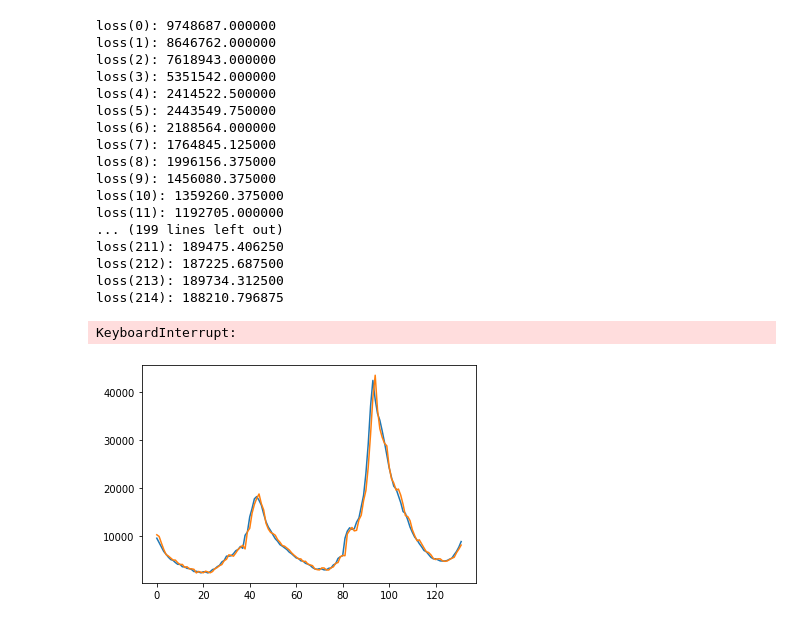
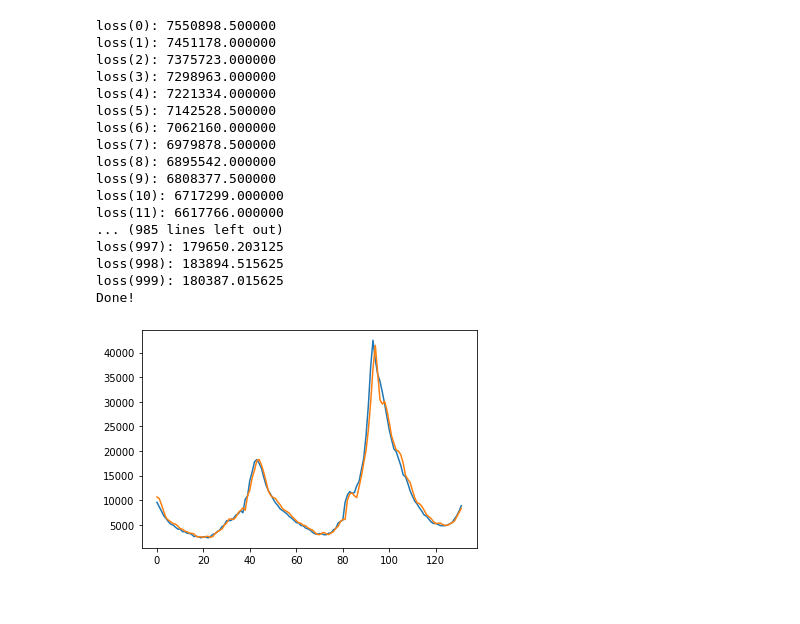
Before and after one commit to masonb13/NN_Forecasting, a Jupyter notebook: RNN.ipynb, the cells around one changed output. Cells and saved outputs as stored; diff of their text form; code cells hidden in the pictures.

```diff
--- a/RNN.ipynb
+++ b/RNN.ipynb
@@ -36,8 +37,8 @@ numFeat = 10
 numOut = 1
 train_data = dataSetAll(1900,2013,numFeat,numOut)
 test_data = dataSetAll(2013,2100,numFeat,numOut)
-train_dataloader = DataLoader(train_data, batch_size=64,drop_last=True)
-test_dataloader = DataLoader(test_data, batch_size=64,drop_last=True)
+train_dataloader = DataLoader(train_data, batch_size=100,drop_last=True)
+test_dataloader = DataLoader(test_data, batch_size=100,drop_last=True)
 # print(train_data[0])
 # %%
 # create our RNN based network with an RNN followed by a linear layer
@@ -70,7 +93,7 @@ def train_loop(dataloader, model, loss_fn, optimizer,t):
     size = len(dataloader.dataset)
     for batch, (X, y) in enumerate(dataloader):
         # Compute prediction and loss
-        X = X[:,:,None]
+        # X = X[:,:,None]
         # print(X.size())
         pred = model(X)
         loss = loss_fn(pred, y)
@@ -86,9 +109,8 @@ def train_loop(dataloader, model, loss_fn, optimizer,t):
             # loss, current = loss.item(), batch * len(X)
             print(f"loss({t}): {loss.item():>7f}")
 # %%
-learning_rate = .001
-batch_size = 64
-epochs = 500
+learning_rate = .0001
+epochs = 1000
 loss_fn = nn.MSELoss()
 optimizer = torch.optim.Adam(model.parameters(), lr=learning_rate)
 
@@ -101,24 +123,23 @@ for t in range(epochs):
 print("Done!")
 # print(list(model.parameters()))
 # %% [output]
-loss(0): 9748687.000000
-loss(1): 8646762.000000
-loss(2): 7618943.000000
-loss(3): 5351542.000000
-loss(4): 2414522.500000
-loss(5): 2443549.750000
-loss(6): 2188564.000000
-loss(7): 1764845.125000
-loss(8): 1996156.375000
-loss(9): 1456080.375000
-loss(10): 1359260.375000
-loss(11): 1192705.000000
-... (199 lines left out)
-loss(211): 189475.406250
-loss(212): 187225.687500
-loss(213): 189734.312500
-loss(214): 188210.796875
+loss(0): 7550898.500000
+loss(1): 7451178.000000
+loss(2): 7375723.000000
+loss(3): 7298963.000000
+loss(4): 7221334.000000
+loss(5): 7142528.500000
+loss(6): 7062160.000000
+loss(7): 6979878.500000
+loss(8): 6895542.000000
+loss(9): 6808377.500000
+loss(10): 6717299.000000
+loss(11): 6617766.000000
+... (985 lines left out)
+loss(997): 179650.203125
+loss(998): 183894.515625
+loss(999): 180387.015625
+Done!
-KeyboardInterrupt:
 # %%
 def test_loop(dataloader, model):
     yearLow = 2013
@@ -136,33 +157,34 @@ def test_loop(dataloader, model):
             feat = test_data[idx][0]
             y = test_data[idx][1]
             X = feat[None,:,None]
             pred = model(X).squeeze().numpy()
             plt.plot(np.append(feat,pred))
             plt.plot(np.append(feat,y))
 
             plt.show()
 
 def graph(model):
     with torch.no_grad():
         predY = []
         actY = []
         for idx in range(len(test_data)):
             feat = test_data[idx][0]
             y = test_data[idx][1]
-            X = feat[None,:,None]
+            X = feat[None,:]
+            # print(X.size())
             pred = model(X).squeeze().numpy()
+            # print(pred[0])
             predY.append(pred)
             actY.append(y)
             # plt.plot(np.append(feat,pred))
             # plt.plot(np.append(feat,y))
-
 
 
         plt.plot(actY)
         plt.plot(predY)
         plt.show()
 
 # test_loop(test_dataloader,model)
 graph(model)
 # %% [output]
-[figure, old version]
+[figure, new version]
```
Also changed, not shown: parts of 2 cells of this notebook, 1 other file.
